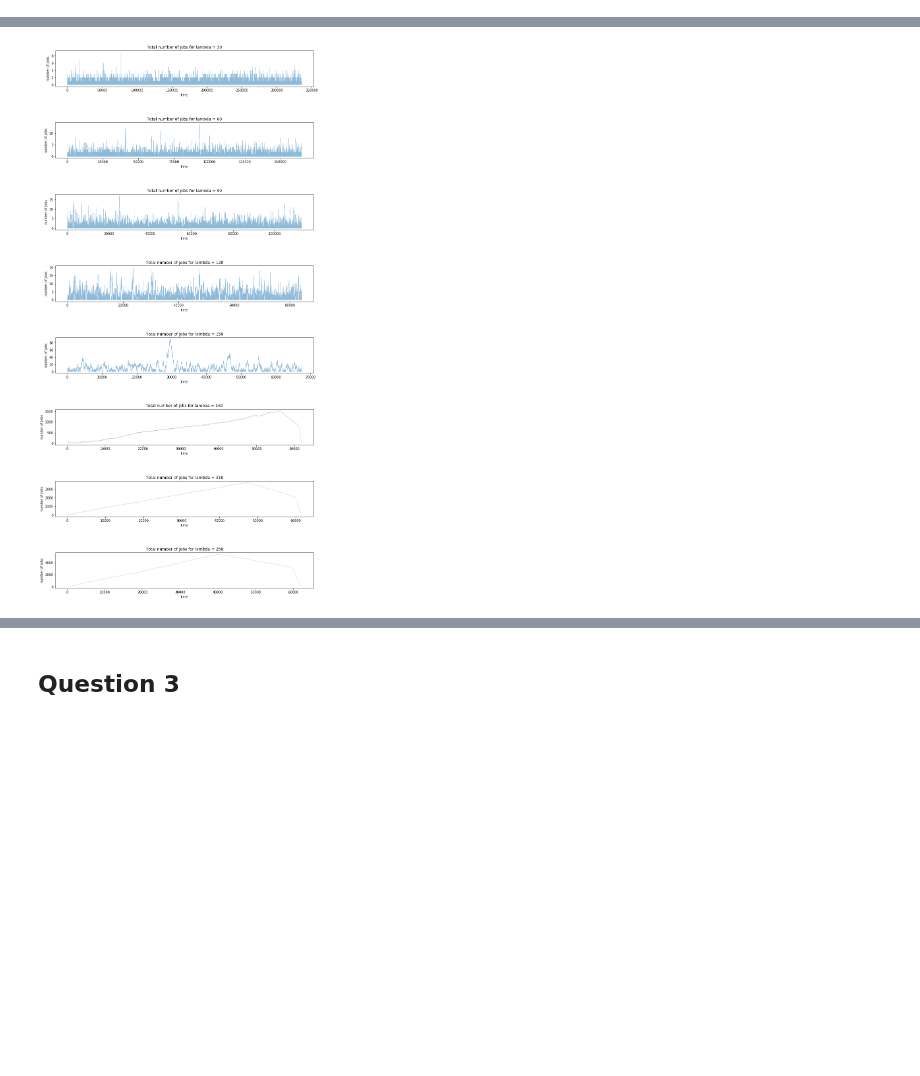
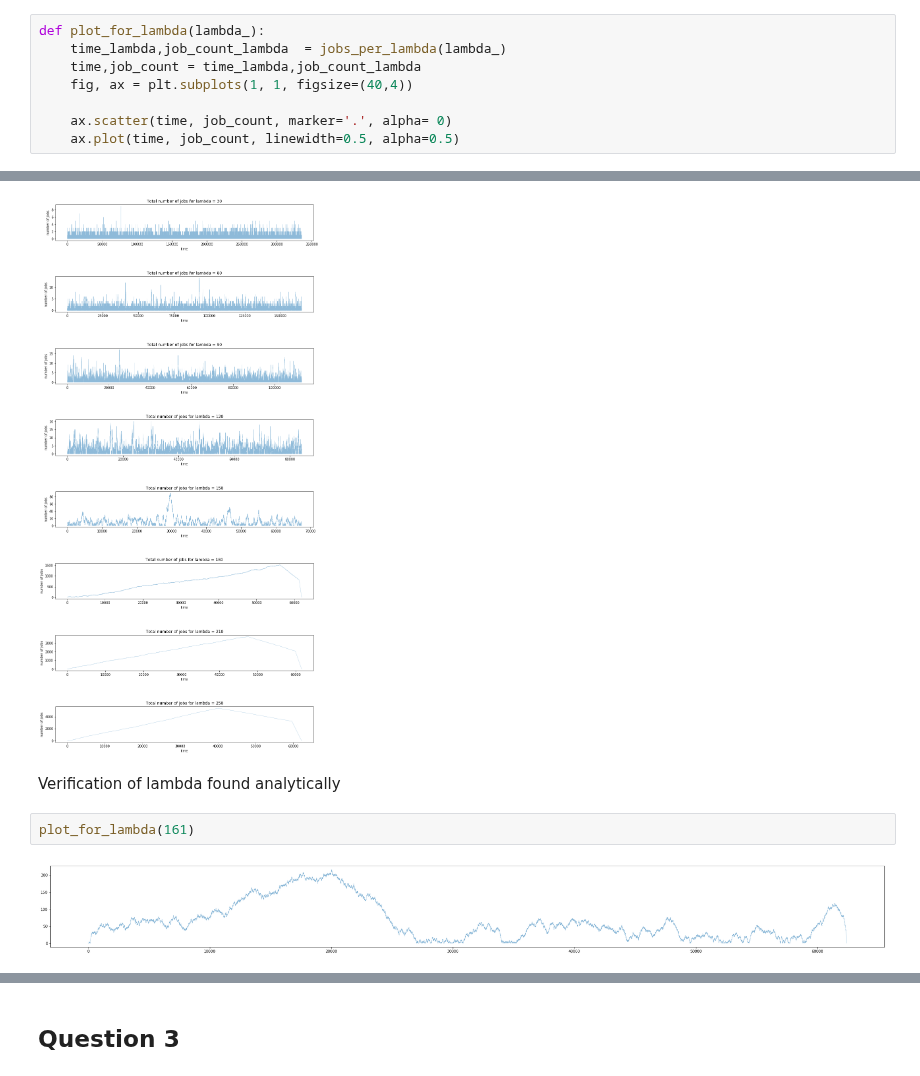
Before and after one commit to joelmfonseca/COM-503, a Jupyter notebook: hw3/Q1.ipynb, the cells around one changed output, grey strips where cells are left out. Cells and saved outputs as stored; diff of their text form; blank space fills up the shorter version.

```diff
--- a/hw3/Q1.ipynb
+++ b/hw3/Q1.ipynb
@@ -133,4 +81,12 @@ def jobs_per_lambda(lambda_):
 
 
     return (times, jobs)
+# %%
+def plot_for_lambda(lambda_):
+    time_lambda,job_count_lambda  = jobs_per_lambda(lambda_)
+    time,job_count = time_lambda,job_count_lambda
+    fig, ax = plt.subplots(1, 1, figsize=(40,4))
+
+    ax.scatter(time, job_count, marker='.', alpha= 0)
+    ax.plot(time, job_count, linewidth=0.5, alpha=0.5)
 # %%
@@ -171,3 +124,9 @@ for (i, time_job_rate) in enumerate(list(zip(time_jobs,lambda_))):
     ax[i].set_ylabel("number of jobs")
 # %% [output]
 [figure]
+# %% [markdown]
+Verification of lambda found analytically
+# %%
+plot_for_lambda(161)
+# %% [output]
+[figure, added]
```
Also changed, not shown: parts of 19 cells of this notebook, 11 other files.
